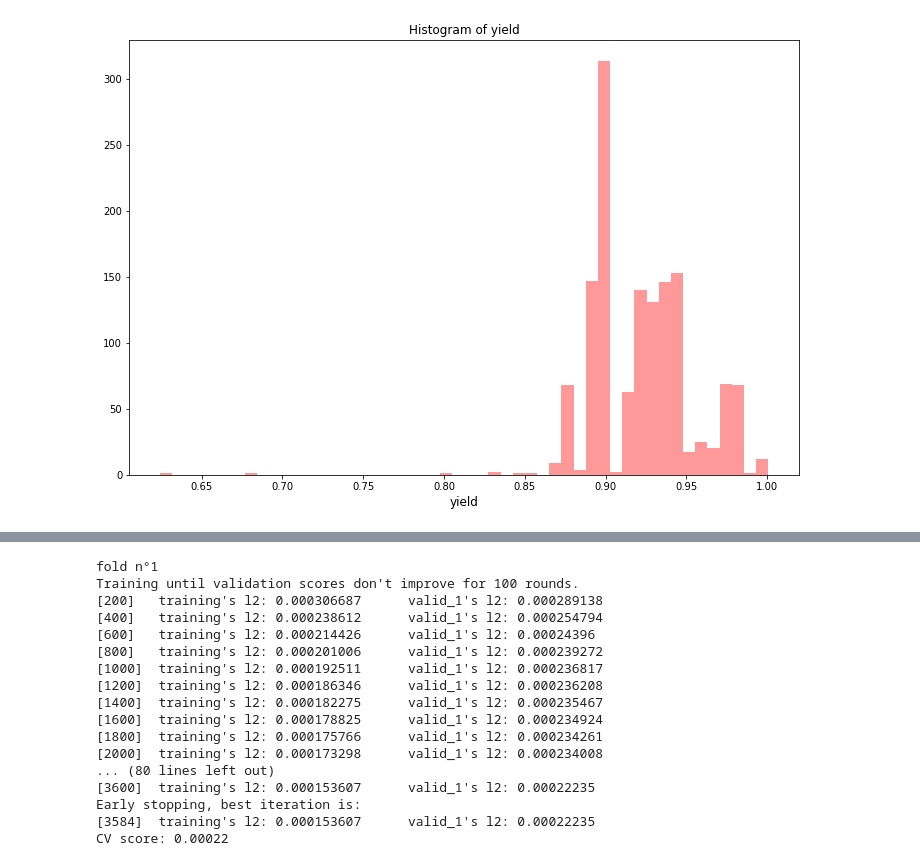
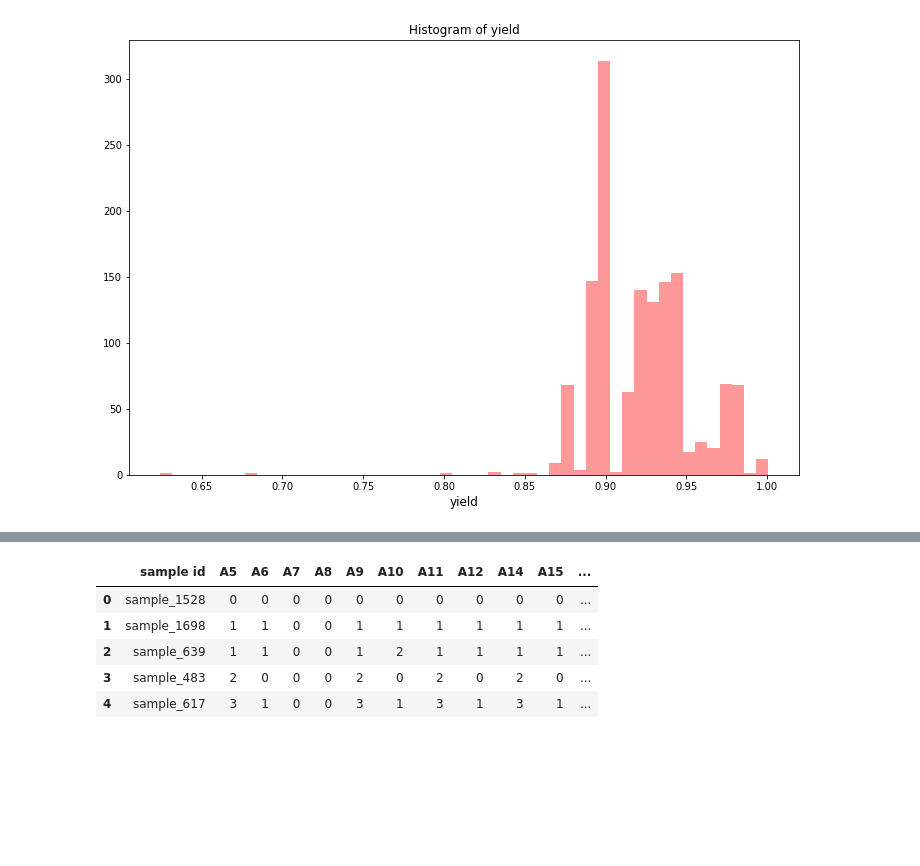
Before and after one commit to yarntime/machine-learning, a Jupyter notebook: tianchi/jinnan.ipynb, the cells around one changed output, grey strips where cells are left out. Drawn from its saved outputs; the diff is of its cells as text; code cells hidden in the pictures; blank space fills up the shorter version.

```diff
--- a/tianchi/jinnan.ipynb
+++ b/tianchi/jinnan.ipynb
@@ -202,0 +196,12 @@ for f in cate_columns:
+# %%
+train['target'] = target
+train['intTarget'] = pd.cut(train['target'], 5, labels=False)
+train = pd.get_dummies(train, columns=['intTarget'])
+train.head()
+# %% [output]
+|  | sample id | A5 | A6 | A7 | A8 | A9 | A10 | A11 | A12 | A14 | A15 | ... |
+| 0 | sample_1528 | 0 | 0 | 0 | 0 | 0 | 0 | 0 | 0 | 0 | 0 | ... |
+| 1 | sample_1698 | 1 | 1 | 0 | 0 | 1 | 1 | 1 | 1 | 1 | 1 | ... |
+| 2 | sample_639 | 1 | 1 | 0 | 0 | 1 | 2 | 1 | 1 | 1 | 1 | ... |
+| 3 | sample_483 | 2 | 0 | 0 | 0 | 2 | 0 | 2 | 0 | 2 | 0 | ... |
+| 4 | sample_617 | 3 | 1 | 0 | 0 | 3 | 1 | 3 | 1 | 3 | 1 | ... |
@@ -228,10 +251,9 @@ for fold_, (trn_idx, val_idx) in enumerate(folds.split(X_train, y_train)):
     trn_data = lgb.Dataset(X_train[trn_idx], y_train[trn_idx])
     val_data = lgb.Dataset(X_train[val_idx], y_train[val_idx])
 
-    num_round = 10000
     clf = lgb.train(param,
                     trn_data,
-                    num_round,
+                    num_boost_round=10000,
                     valid_sets = [trn_data, val_data],
                     verbose_eval = 200,
                     early_stopping_rounds = 100)
@@ -240,24 +262,6 @@ for fold_, (trn_idx, val_idx) in enumerate(folds.split(X_train, y_train)):
     predictions_lgb += clf.predict(X_test, num_iteration=clf.best_iteration) / folds.n_splits
 
 print("CV score: {:<8.5f}".format(mean_squared_error(oof_lgb, target)))
-# %% [output]
-fold n°1
-Training until validation scores don't improve for 100 rounds.
-[200]   training's l2: 0.000306687      valid_1's l2: 0.000289138
-[400]   training's l2: 0.000238612      valid_1's l2: 0.000254794
-[600]   training's l2: 0.000214426      valid_1's l2: 0.00024396
-[800]   training's l2: 0.000201006      valid_1's l2: 0.000239272
-[1000]  training's l2: 0.000192511      valid_1's l2: 0.000236817
-[1200]  training's l2: 0.000186346      valid_1's l2: 0.000236208
-[1400]  training's l2: 0.000182275      valid_1's l2: 0.000235467
-[1600]  training's l2: 0.000178825      valid_1's l2: 0.000234924
-[1800]  training's l2: 0.000175766      valid_1's l2: 0.000234261
-[2000]  training's l2: 0.000173298      valid_1's l2: 0.000234008
-... (80 lines left out)
-[3600]  training's l2: 0.000153607      valid_1's l2: 0.00022235
-Early stopping, best iteration is:
-[3584]  training's l2: 0.000153607      valid_1's l2: 0.00022235
-CV score: 0.00022
 # %%
 ##### xgb
 xgb_params = {'eta': 0.005, 'max_depth': 100, 'subsample': 0.8, 'colsample_bytree': 0.8,
```
Also changed, not shown: parts of 13 cells of this notebook, 1 other file.
